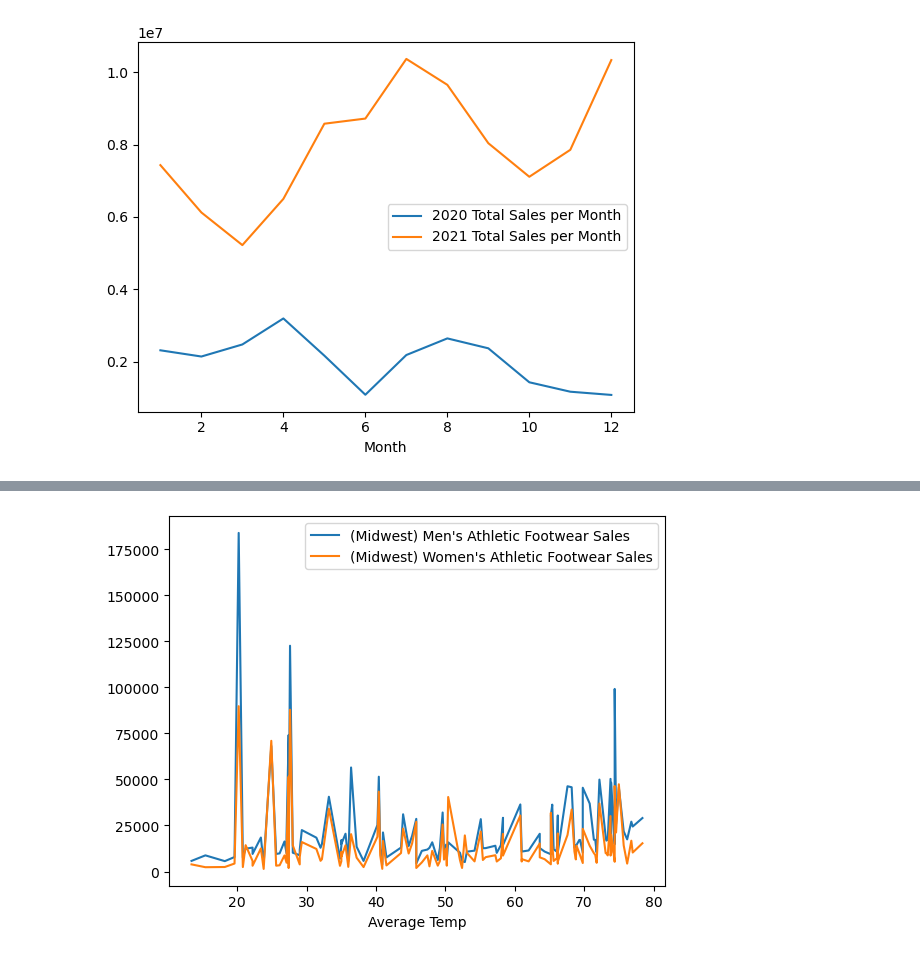
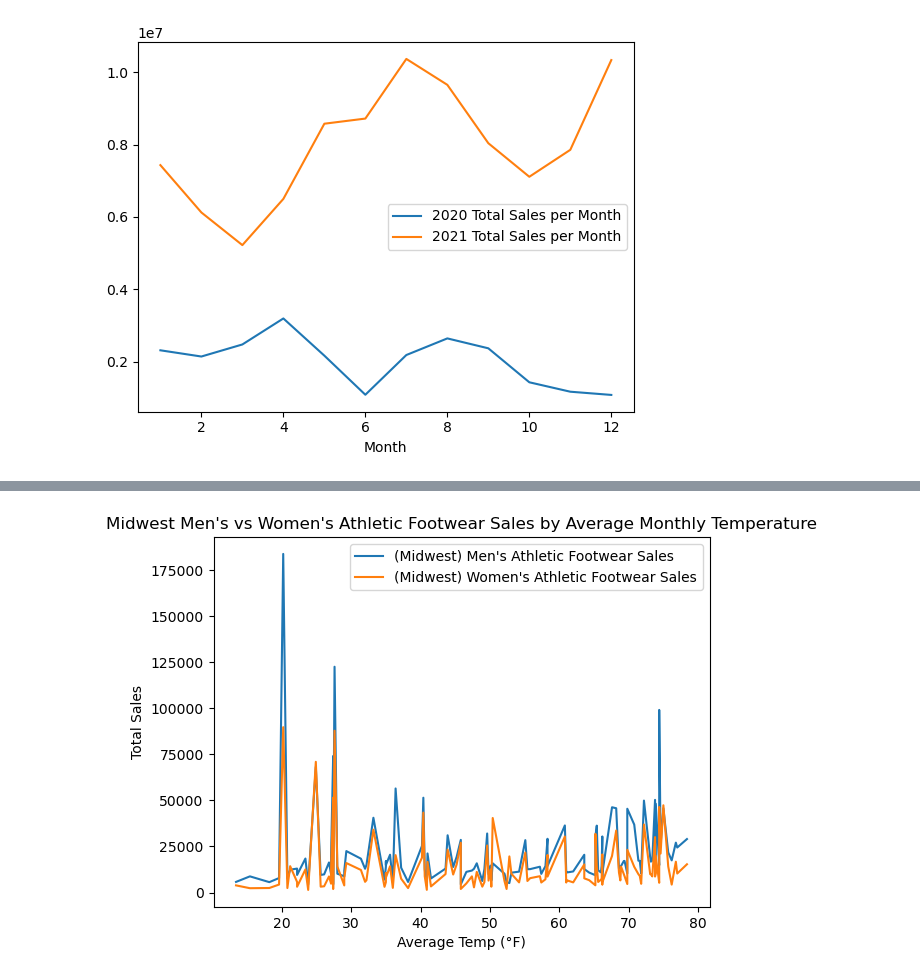
Before and after one commit to Krinnik/adidas_sales_temp_analysis, a Jupyter notebook: nik_workspace.ipynb, the cells around one changed output, grey strips where cells are left out. Saved outputs shown, nothing was run; the diff lists cells and outputs as text; code cells hidden in the pictures.

```diff
--- a/nik_workspace.ipynb
+++ b/nik_workspace.ipynb
@@ -1188,13 +1215,16 @@ plt.show()
 # %%
 fig, ax = plt.subplots()
 
 
 mw_mens_merged.plot(ax=ax)
 mw_womens_merged.plot(ax=ax)
 
+plt.title('Midwest Men\'s vs Women\'s Athletic Footwear Sales by Average Monthly Temperature')
+plt.xlabel('Average Temp (°F)')
+plt.ylabel('Total Sales')
 plt.show()
 # %% [output]
-[figure, old version]
+[figure, new version]
 # %%
 fig, ax = plt.subplots()
 
```
Also changed, not shown: parts of 9 cells of this notebook.
